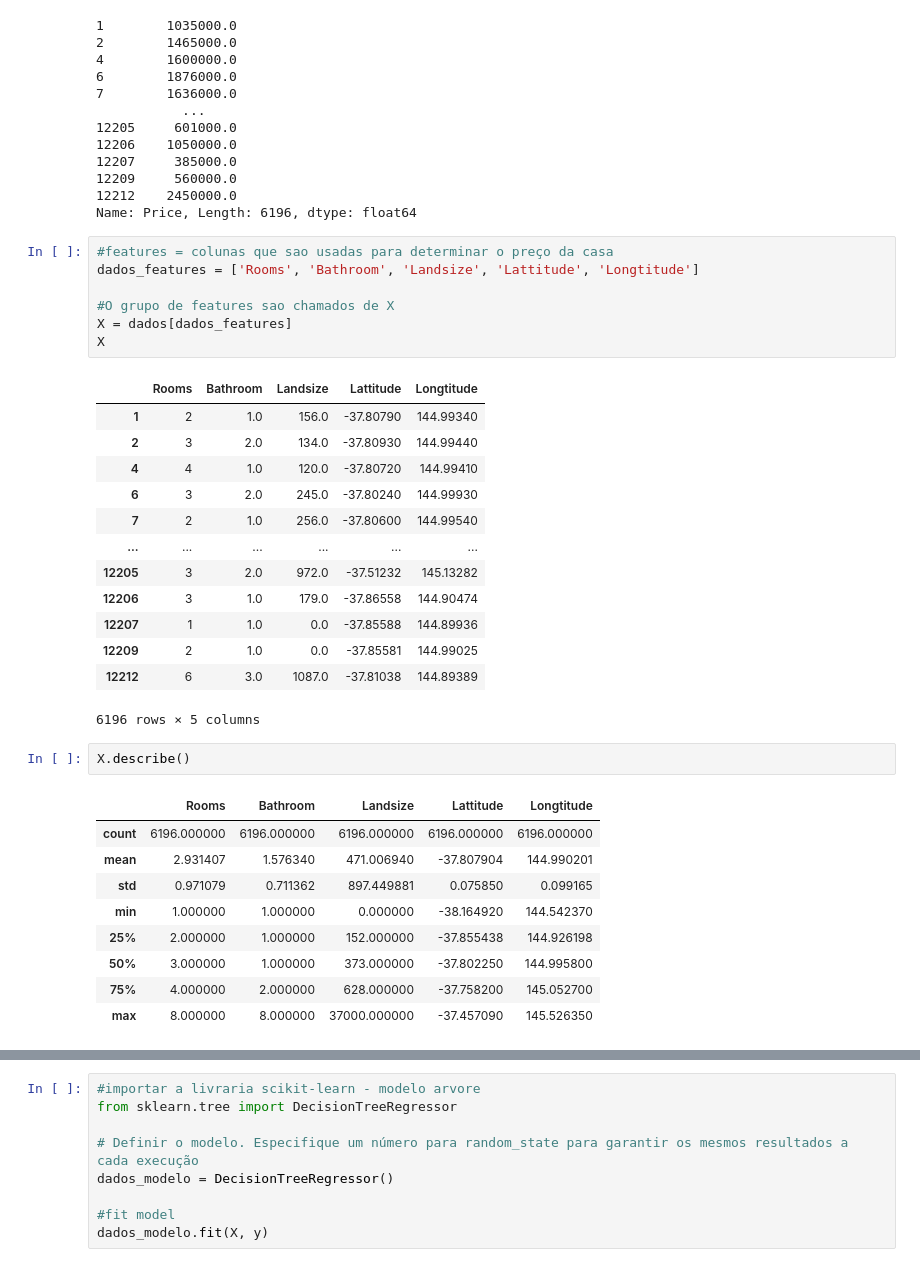
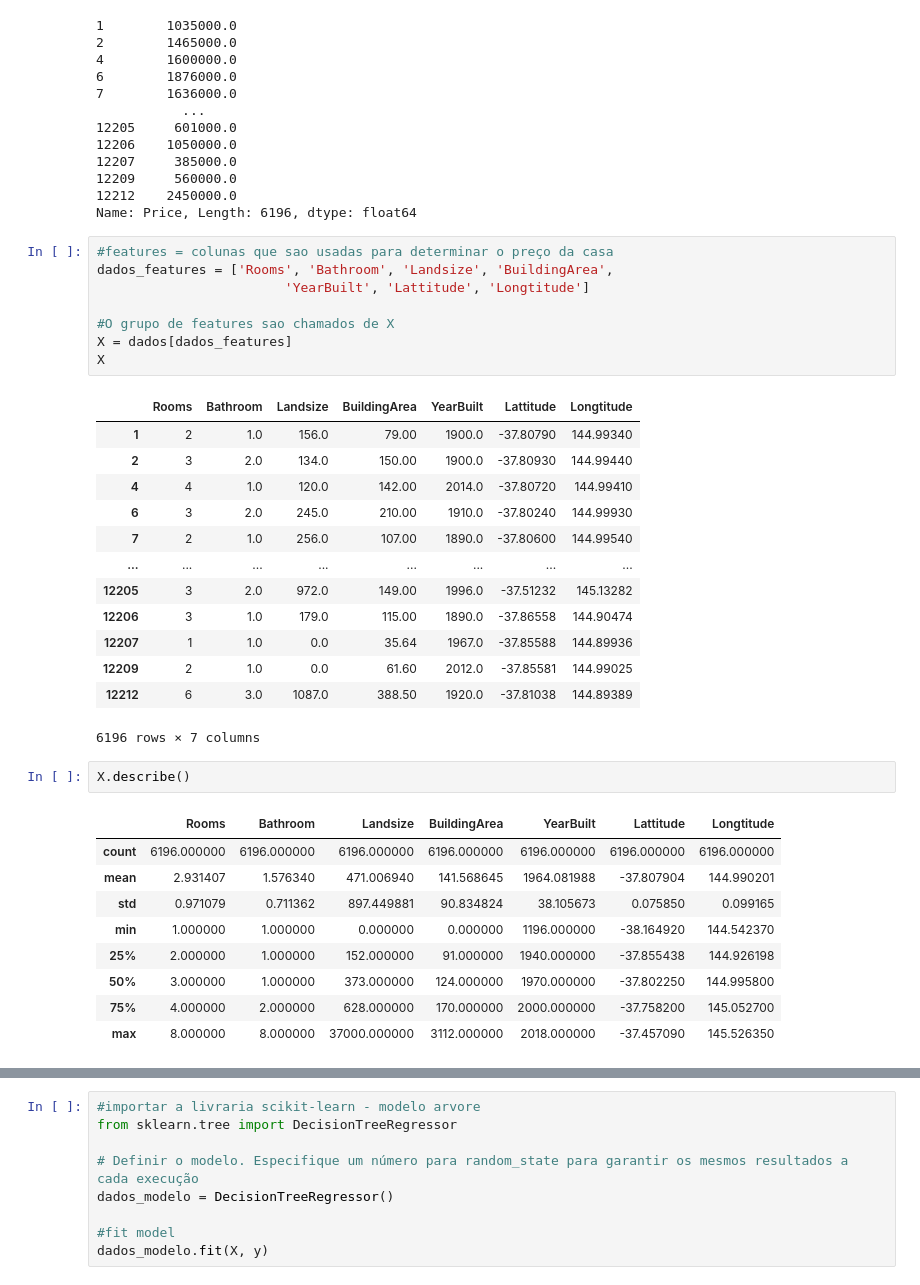
Before and after one commit to LuigiFerrari14/Curso-em-Video-Python---Guanabar-, a Jupyter notebook: Machine_Learning.ipynb, the cells around one changed output, grey strips where cells are left out. Saved outputs shown, nothing was run; the diff lists cells and outputs as text.

```diff
--- a/Machine_Learning.ipynb
+++ b/Machine_Learning.ipynb
@@ -61,37 +61,38 @@ y
 Name: Price, Length: 6196, dtype: float64
 # %%
 #features = colunas que sao usadas para determinar o preço da casa
-dados_features = ['Rooms', 'Bathroom', 'Landsize', 'Lattitude', 'Longtitude']
+dados_features = ['Rooms', 'Bathroom', 'Landsize', 'BuildingArea',
+                        'YearBuilt', 'Lattitude', 'Longtitude']
 
 #O grupo de features sao chamados de X
 X = dados[dados_features]
 X
 # %% [output]
-|  | Rooms | Bathroom | Landsize | Lattitude | Longtitude |
-| 1 | 2 | 1.0 | 156.0 | -37.80790 | 144.99340 |
-| 2 | 3 | 2.0 | 134.0 | -37.80930 | 144.99440 |
-| 4 | 4 | 1.0 | 120.0 | -37.80720 | 144.99410 |
-| 6 | 3 | 2.0 | 245.0 | -37.80240 | 144.99930 |
-| 7 | 2 | 1.0 | 256.0 | -37.80600 | 144.99540 |
-| ... | ... | ... | ... | ... | ... |
-| 12205 | 3 | 2.0 | 972.0 | -37.51232 | 145.13282 |
-| 12206 | 3 | 1.0 | 179.0 | -37.86558 | 144.90474 |
-| 12207 | 1 | 1.0 | 0.0 | -37.85588 | 144.89936 |
-| 12209 | 2 | 1.0 | 0.0 | -37.85581 | 144.99025 |
-| 12212 | 6 | 3.0 | 1087.0 | -37.81038 | 144.89389 |
+|  | Rooms | Bathroom | Landsize | BuildingArea | YearBuilt | Lattitude | Longtitude |
+| 1 | 2 | 1.0 | 156.0 | 79.00 | 1900.0 | -37.80790 | 144.99340 |
+| 2 | 3 | 2.0 | 134.0 | 150.00 | 1900.0 | -37.80930 | 144.99440 |
+| 4 | 4 | 1.0 | 120.0 | 142.00 | 2014.0 | -37.80720 | 144.99410 |
+| 6 | 3 | 2.0 | 245.0 | 210.00 | 1910.0 | -37.80240 | 144.99930 |
+| 7 | 2 | 1.0 | 256.0 | 107.00 | 1890.0 | -37.80600 | 144.99540 |
+| ... | ... | ... | ... | ... | ... | ... | ... |
+| 12205 | 3 | 2.0 | 972.0 | 149.00 | 1996.0 | -37.51232 | 145.13282 |
+| 12206 | 3 | 1.0 | 179.0 | 115.00 | 1890.0 | -37.86558 | 144.90474 |
+| 12207 | 1 | 1.0 | 0.0 | 35.64 | 1967.0 | -37.85588 | 144.89936 |
+| 12209 | 2 | 1.0 | 0.0 | 61.60 | 2012.0 | -37.85581 | 144.99025 |
+| 12212 | 6 | 3.0 | 1087.0 | 388.50 | 1920.0 | -37.81038 | 144.89389 |
-6196 rows × 5 columns
+6196 rows × 7 columns
 # %%
 X.describe()
 # %% [output]
-|  | Rooms | Bathroom | Landsize | Lattitude | Longtitude |
-| count | 6196.000000 | 6196.000000 | 6196.000000 | 6196.000000 | 6196.000000 |
-| mean | 2.931407 | 1.576340 | 471.006940 | -37.807904 | 144.990201 |
-| std | 0.971079 | 0.711362 | 897.449881 | 0.075850 | 0.099165 |
-| min | 1.000000 | 1.000000 | 0.000000 | -38.164920 | 144.542370 |
-| 25% | 2.000000 | 1.000000 | 152.000000 | -37.855438 | 144.926198 |
-| 50% | 3.000000 | 1.000000 | 373.000000 | -37.802250 | 144.995800 |
-| 75% | 4.000000 | 2.000000 | 628.000000 | -37.758200 | 145.052700 |
-| max | 8.000000 | 8.000000 | 37000.000000 | -37.457090 | 145.526350 |
+|  | Rooms | Bathroom | Landsize | BuildingArea | YearBuilt | Lattitude | Longtitude |
+| count | 6196.000000 | 6196.000000 | 6196.000000 | 6196.000000 | 6196.000000 | 6196.000000 | 6196.000000 |
+| mean | 2.931407 | 1.576340 | 471.006940 | 141.568645 | 1964.081988 | -37.807904 | 144.990201 |
+| std | 0.971079 | 0.711362 | 897.449881 | 90.834824 | 38.105673 | 0.075850 | 0.099165 |
+| min | 1.000000 | 1.000000 | 0.000000 | 0.000000 | 1196.000000 | -38.164920 | 144.542370 |
+| 25% | 2.000000 | 1.000000 | 152.000000 | 91.000000 | 1940.000000 | -37.855438 | 144.926198 |
+| 50% | 3.000000 | 1.000000 | 373.000000 | 124.000000 | 1970.000000 | -37.802250 | 144.995800 |
+| 75% | 4.000000 | 2.000000 | 628.000000 | 170.000000 | 2000.000000 | -37.758200 | 145.052700 |
+| max | 8.000000 | 8.000000 | 37000.000000 | 3112.000000 | 2018.000000 | -37.457090 | 145.526350 |
 # %%
 X.head()
 # %% [output]
```
Also changed, not shown: parts of 4 cells of this notebook.
